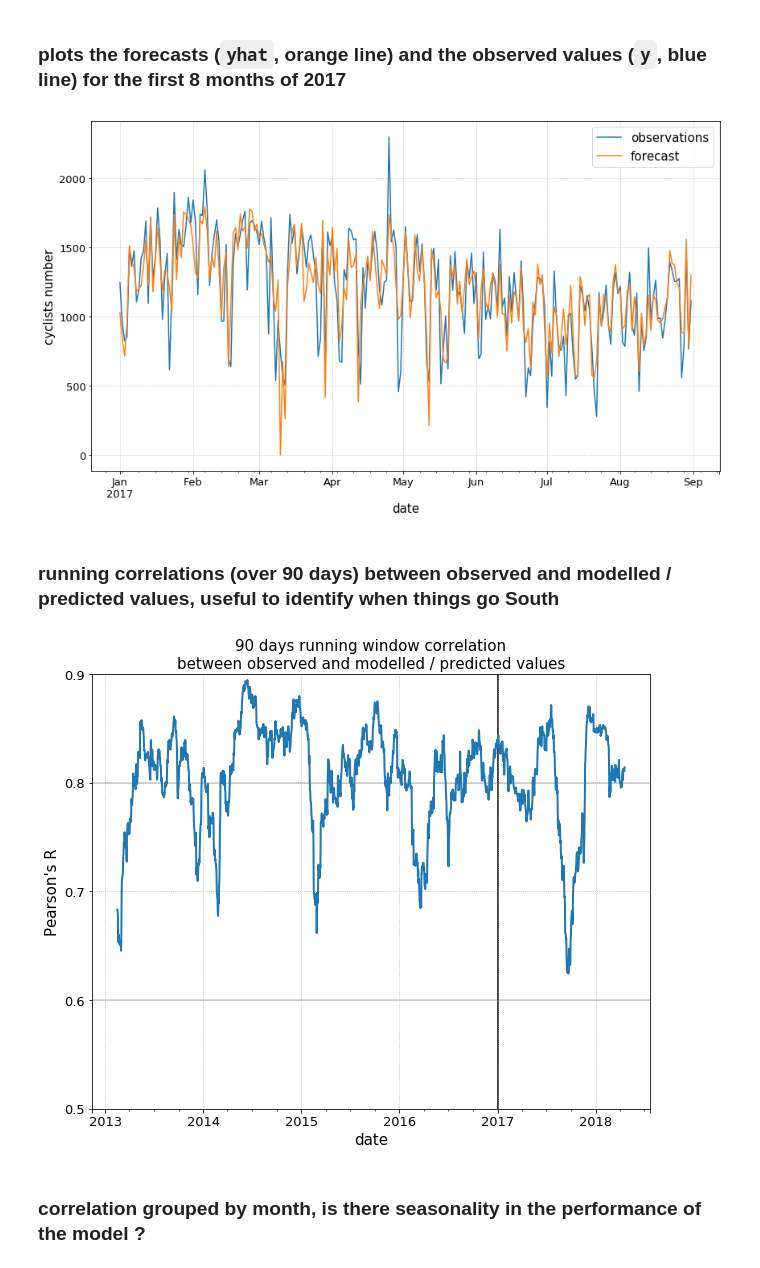
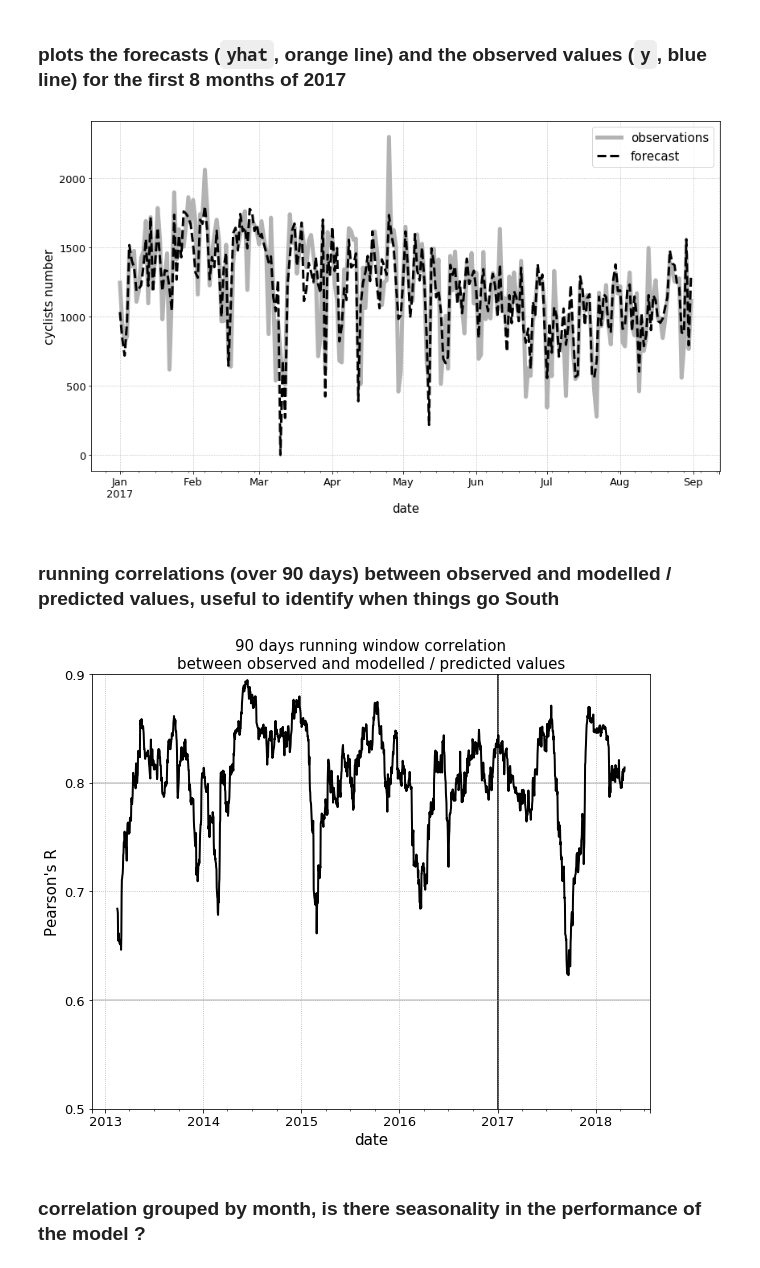
Before and after one commit to nicolasfauchereau/Auckland_Cycling, a Jupyter notebook: notebooks/paper_day_weather.ipynb, the cells around one changed output. Cells and saved outputs as stored; diff of their text form; code cells hidden in the pictures.

```diff
--- a/notebooks/paper_day_weather.ipynb
+++ b/notebooks/paper_day_weather.ipynb
@@ -943,21 +876,23 @@ f.savefig('../figures/paper/residuals_distribution_test_set_climate.pdf')
 ### plots the forecasts (`yhat`, orange line) and the observed values (`y`, blue line) for the first 8 months of 2017
 # %%
 f, ax = plt.subplots(figsize=(14,8))
-verif.loc['2017-01-01':'2017-08-31',['y','yhat']].plot(lw=1.5, ax=ax)
+
+verif.loc['2017-01-01':'2017-08-31',['y']].plot(lw=5, ax=ax, color='0.7', ls='-')
+
+verif.loc['2017-01-01':'2017-08-31',['yhat']].plot(lw=3, ax=ax, color='k', ls='--')
+
+
 ax.grid(ls=':')
 ax.legend(['observations','forecast'], fontsize=15)
 [l.set_fontsize(13) for l in ax.xaxis.get_ticklabels()]
 [l.set_fontsize(13) for l in ax.yaxis.get_ticklabels()]
 ax.set_ylabel('cyclists number', fontsize=15)
 ax.set_xlabel('date', fontsize=15)
-f.savefig('../figures/paper/forecasts_obs_2017-08.png', dpi=200)
-f.savefig('../figures/paper/forecasts_obs_2017-08.jpeg', dpi=200)
 
-f.savefig('../figures/paper/forecasts_obs_2017-08.png', dpi=300)
-f.savefig('../figures/paper/forecasts_obs_2017-08.jpeg', dpi=300)
-f.savefig('../figures/paper/forecasts_obs_2017-08.pdf')
+for ext in ['png','jpeg','pdf']:
+    f.savefig('../figures/paper/forecasts_obs_2017-08.{}'.format(ext), dpi=200)
 # %% [output]
-[figure, old version]
+[figure, new version]
 # %% [markdown]
 ### running correlations (over 90 days) between observed and modelled / predicted values, useful to identify when things go South
 # %%
@@ -966,7 +901,7 @@ corr = verif.loc[:,['y','yhat']].rolling(window=90, center=True).corr().iloc[0::
 corr.index = corr.index.droplevel(1)
 # %%
 f, ax = plt.subplots(figsize=(10, 8))
-corr.plot(ax=ax, lw=2)
+corr.plot(ax=ax, lw=2, color='k')
 ax.axhline(0.8, color='0.8', zorder=-1)
 ax.axhline(0.6, color='0.8', zorder=-1)
 ax.axvline('2017', color='k', zorder=-1)
@@ -986,7 +921,7 @@ f.savefig('../figures/paper/moving_corr.png', dpi=200)
 f.savefig('../figures/paper/moving_corr.jpeg', dpi=200)
 f.savefig('../figures/paper/moving_corr.pdf')
 # %% [output]
-[figure, old version]
+[figure, new version]
 # %% [markdown]
 ### correlation grouped by month, is there seasonality in the performance of the model ?
 # %%
```
Also changed, not shown: parts of 31 cells of this notebook.
